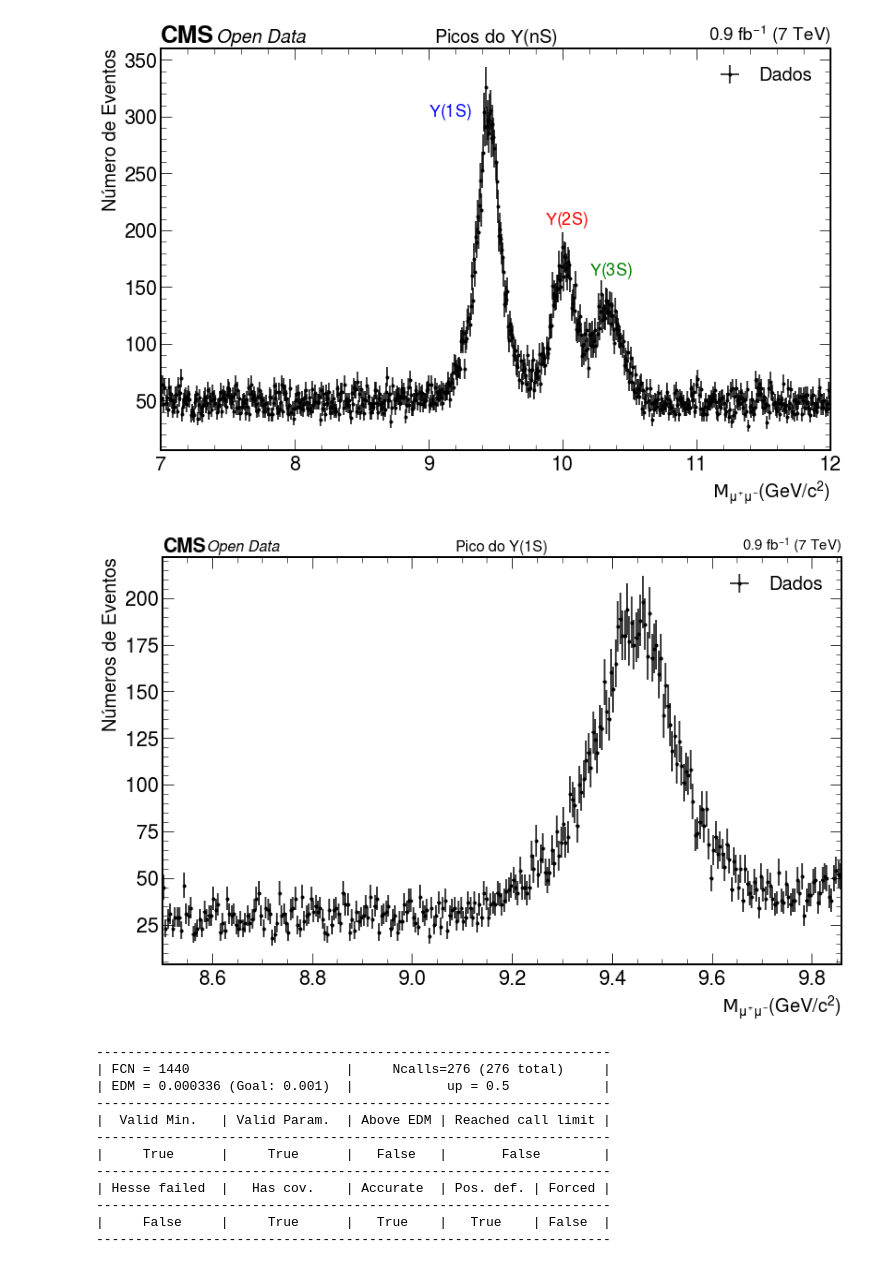
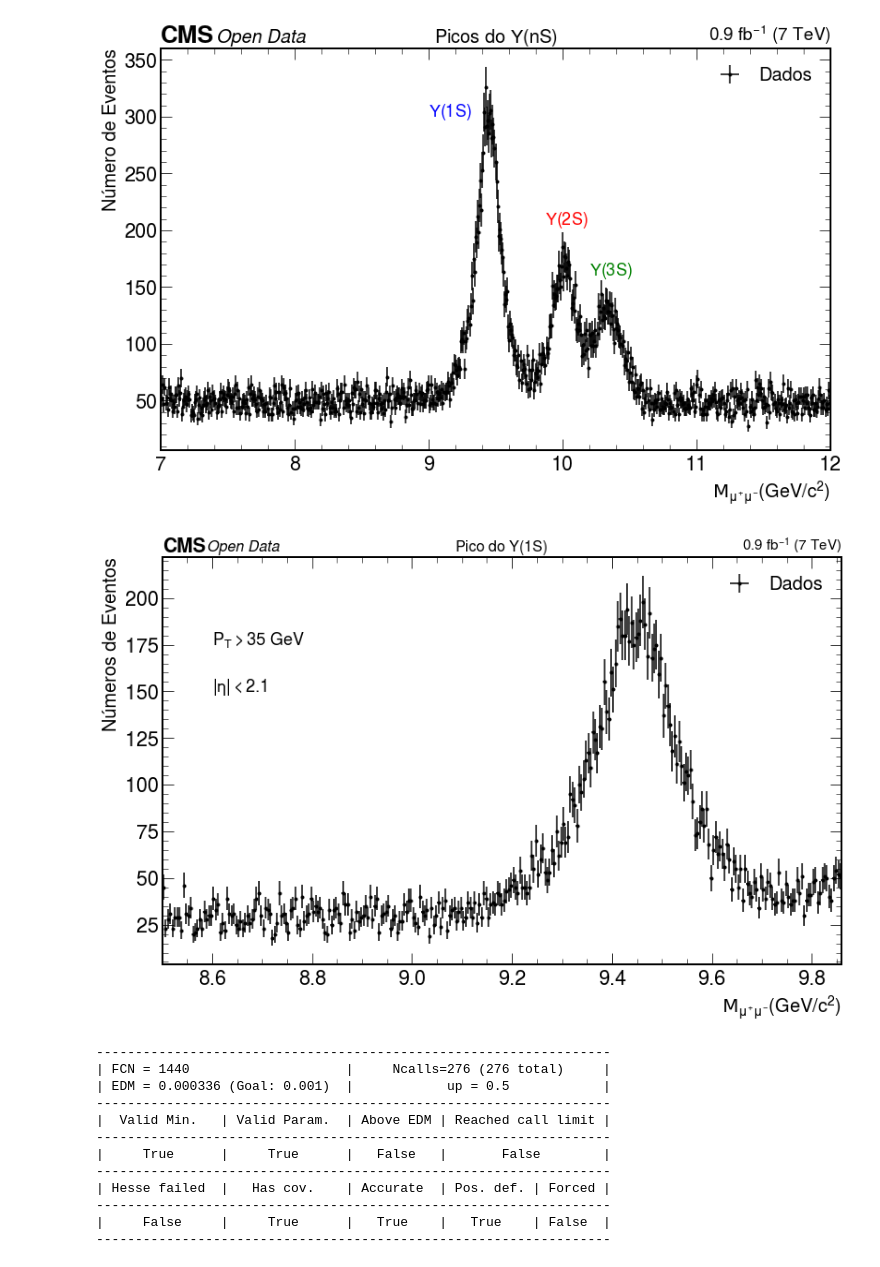
Before and after one commit to teteumac/Projeto-Final---Analise-em-FAE, a Jupyter notebook: Exercicio_4_e_5.ipynb, the cells around one changed output. Saved outputs shown, nothing was run; the diff lists cells and outputs as text; code cells hidden in the pictures.

```diff
--- a/Exercicio_4_e_5.ipynb
+++ b/Exercicio_4_e_5.ipynb
@@ -66,26 +66,28 @@ lista_massa_fit_2 = lista_massa[lista_massa_cut_1]
 # %%
 lista_massa_cut = ( lista_massa_fit_2 < xmax ) & ( lista_massa_fit_2 > xmin ) # intervalo de massa característico do pico do méson Upsilon(1S)
 lista_massa_fit = lista_massa_fit_2[ lista_massa_cut ]
 
 plt.figure(figsize = ( 13, 8 ))
 
 counts_1, bin_edges_1 = np.histogram( lista_massa_fit , bins=np.linspace(xmin,xmax,300))
 errors_1 = np.sqrt( counts_1 )
 bin_centres_1 = ( bin_edges_1[:-1] + bin_edges_1[1:] ) / 2.
 plt.errorbar(bin_centres_1, counts_1,
              yerr = errors_1, xerr = abs(bin_centres_1[1] - bin_centres_1[2])/2,
              fmt='.', label = 'Dados', color = 'black')
 
 plt.xlabel(r"$\mathcal{M}_{\mu^{+}\mu^{-}}(GeV/c^{2})$", fontsize = 20)
 plt.ylabel('Números de Eventos',fontsize = 20)
 plt.ticklabel_format(axis="y", style="sci", scilimits=(0,3), useMathText = True)
 hep.cms.label(llabel="Open Data", rlabel="0.9 fb$^{-1}$ (7 TeV)", fontsize = 16)
 plt.title(r"Pico do $\Upsilon(1S)$ " , fontsize = 16)
 plt.legend(loc='best',fontsize = 20)
 plt.xlim(xmin,xmax)
+plt.text(8.6,175, r'$P_{T} > 35$ GeV', fontsize = 18 , color = 'black')
+plt.text(8.6,150, r'$|\eta| < 2.1$', fontsize = 18 , color = 'black')
 plt.style.use(hep.style.ROOT)
 # %% [output]
-[figure, old version]
+[figure, new version]
 # %%
 import zfit
 # %%
```
